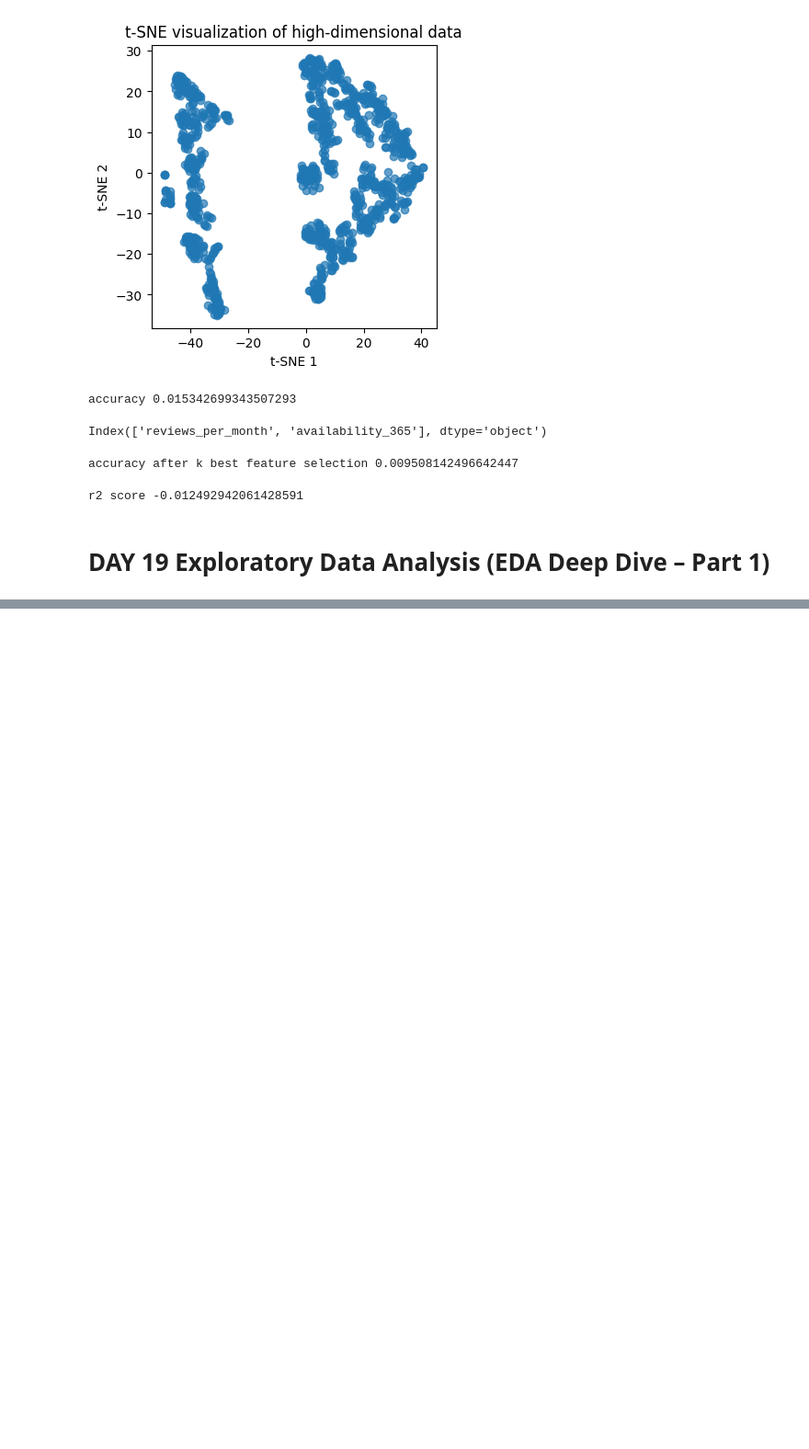
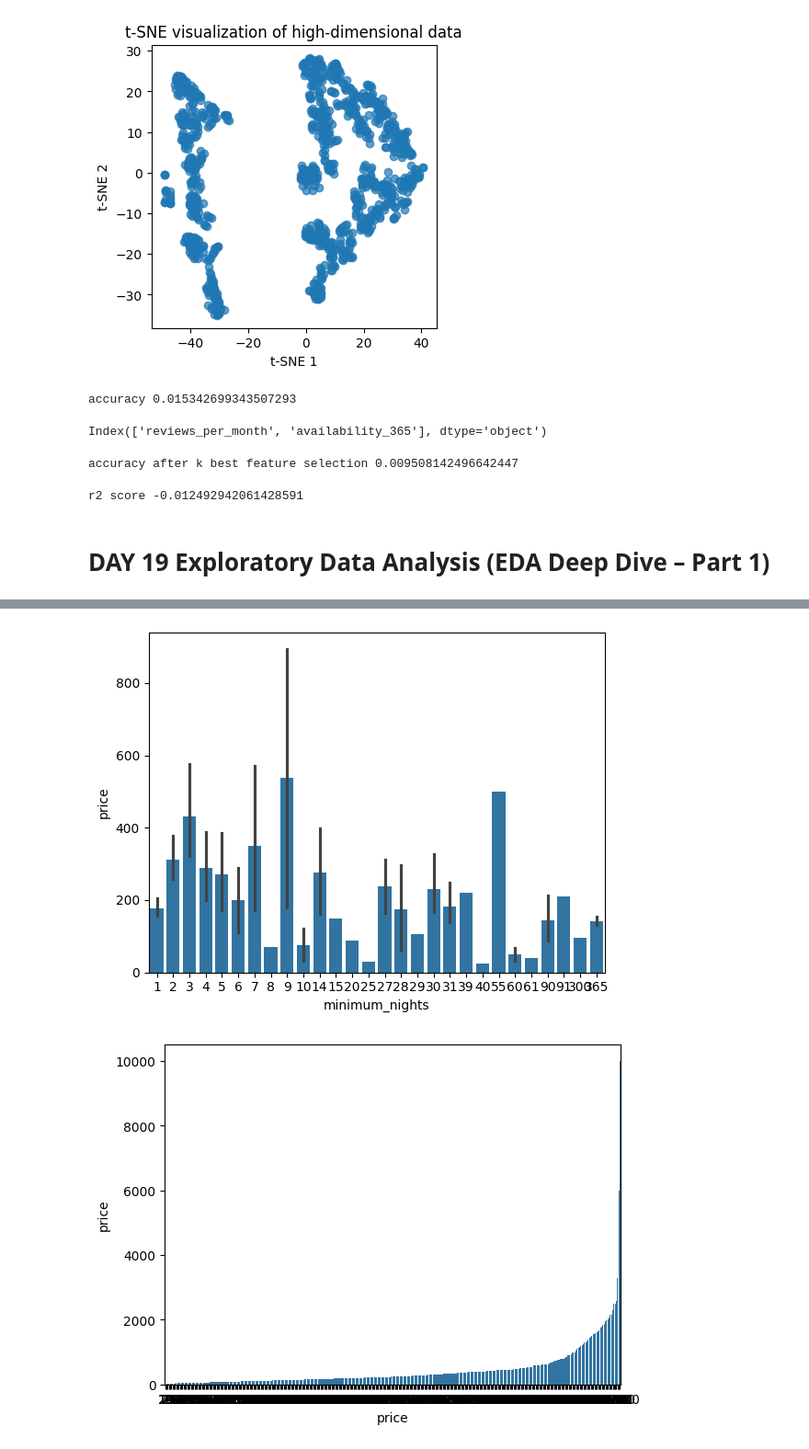
Before and after one commit to Rashmisharma0101/Python-Basics, a Jupyter notebook: Python-practice1month-24oct.ipynb, the cells around one changed output, grey strips where cells are left out. Shown at 92% size. Cells and saved outputs as stored; diff of their text form; code cells hidden in the pictures; blank space fills up the shorter version.

```diff
--- a/Python-practice1month-24oct.ipynb
+++ b/Python-practice1month-24oct.ipynb
@@ -2283,0 +2415,9 @@ r2 score -0.012492942061428591
+# %%
+# Use boxplots or barplots (e.g., sns.boxplot(x='neighbourhood', y='price', data=df))
+# to explore how the target varies with categories.
+for i in num:
+    sns.barplot(x = df[i], y = df['price'])
+    plt.show()
+# %% [output]
+[figure, added]
+[figure, added]
```
Also changed, not shown: parts of 29 cells of this notebook.
